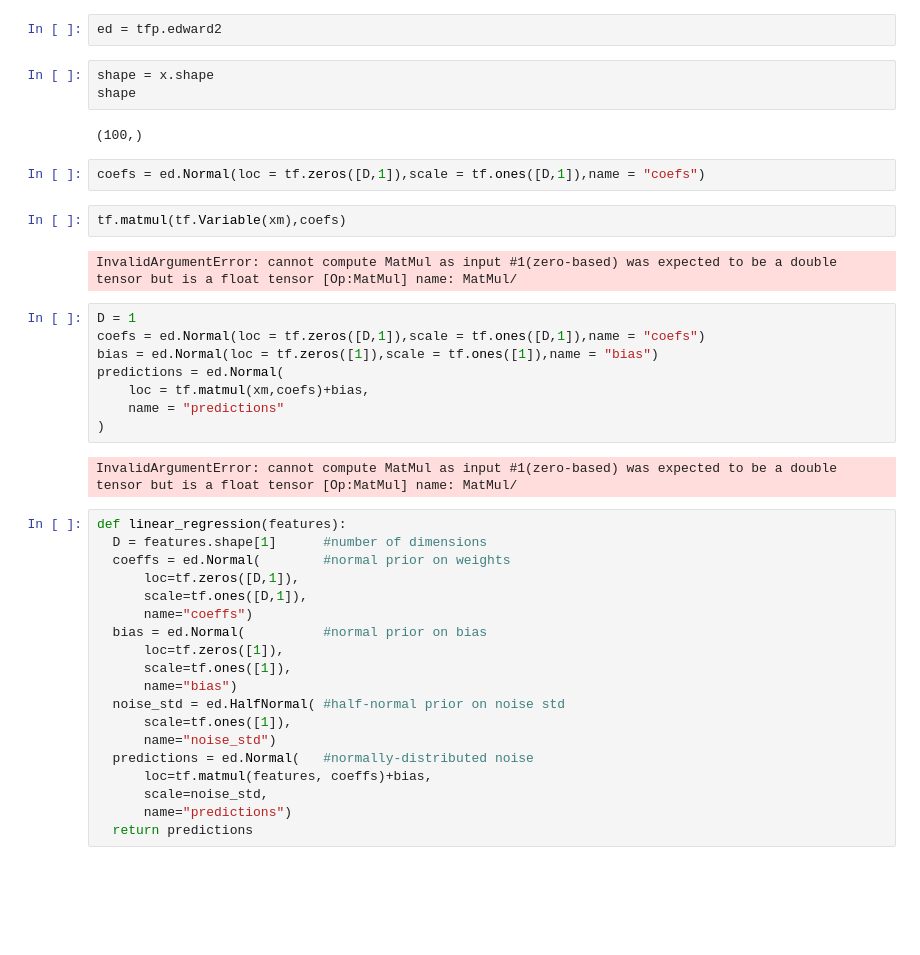
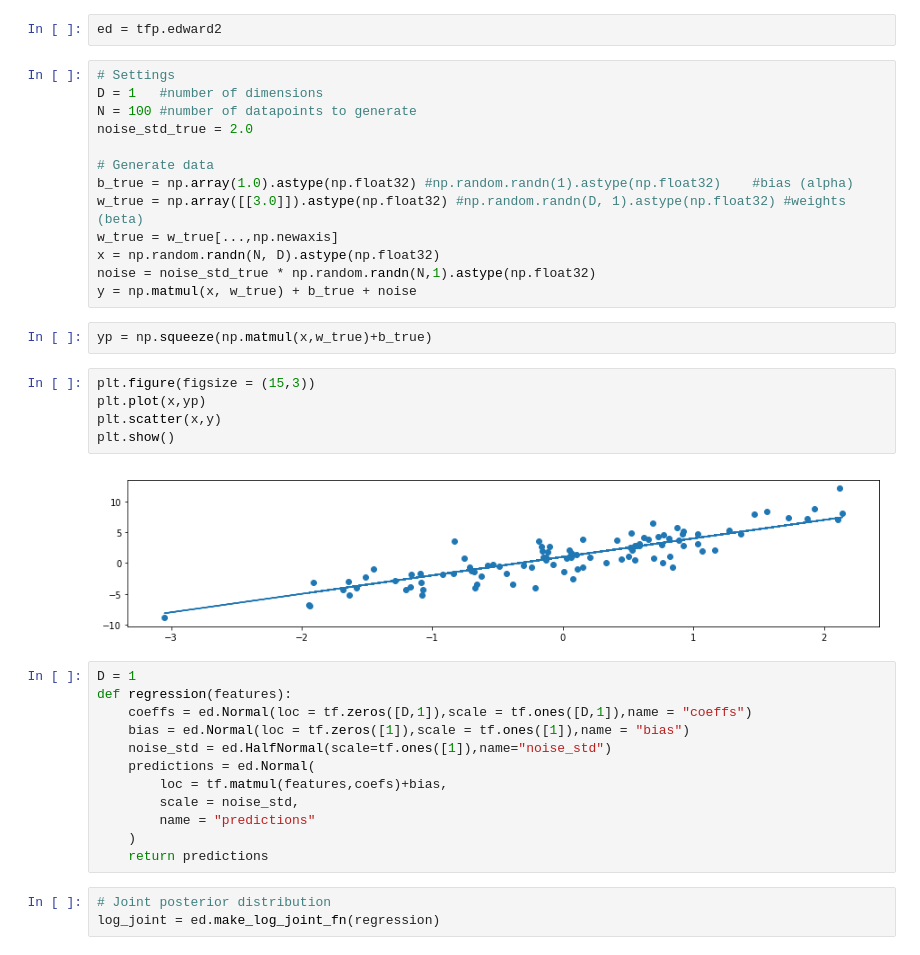
Before and after one commit to TheoLvs/probabilistic-programming, a Jupyter notebook: 1. Experiments/2019/Experiments with TFP.ipynb, the cells around one changed output. Drawn from its saved outputs; the diff is of its cells as text; blank space fills up the shorter version.

Commit message:
Updates again on bayesian  linear regression

```diff
--- a/1. Experiments/2019/Experiments with TFP.ipynb
+++ b/1. Experiments/2019/Experiments with TFP.ipynb
@@ -173,43 +145,40 @@ https://github.com/tensorflow/probability/issues/339
 https://brendanhasz.github.io/2018/12/03/tfp-regression
 # %%
 ed = tfp.edward2
-# %%
-shape = x.shape
-shape
-# %% [output]
-(100,)
-# %%
-coefs = ed.Normal(loc = tf.zeros([D,1]),scale = tf.ones([D,1]),name = "coefs")
-# %%
-tf.matmul(tf.Variable(xm),coefs)
-# %% [output]
-InvalidArgumentError: cannot compute MatMul as input #1(zero-based) was expected to be a double tensor but is a float tensor [Op:MatMul] name: MatMul/
+# %%
+# Settings
+D = 1   #number of dimensions
+N = 100 #number of datapoints to generate
+noise_std_true = 2.0
+
+# Generate data
+b_true = np.array(1.0).astype(np.float32) #np.random.randn(1).astype(np.float32)    #bias (alpha)
+w_true = np.array([[3.0]]).astype(np.float32) #np.random.randn(D, 1).astype(np.float32) #weights (beta)
+w_true = w_true[...,np.newaxis]
+x = np.random.randn(N, D).astype(np.float32)
+noise = noise_std_true * np.random.randn(N,1).astype(np.float32)
+y = np.matmul(x, w_true) + b_true + noise
+# %%
+yp = np.squeeze(np.matmul(x,w_true)+b_true)
+# %%
+plt.figure(figsize = (15,3))
+plt.plot(x,yp)
+plt.scatter(x,y)
+plt.show()
+# %% [output]
+[figure, added]
 # %%
 D = 1
-coefs = ed.Normal(loc = tf.zeros([D,1]),scale = tf.ones([D,1]),name = "coefs")
-bias = ed.Normal(loc = tf.zeros([1]),scale = tf.ones([1]),name = "bias")
-predictions = ed.Normal(
-    loc = tf.matmul(xm,coefs)+bias,
-    name = "predictions"
-)
+def regression(features):
+    coeffs = ed.Normal(loc = tf.zeros([D,1]),scale = tf.ones([D,1]),name = "coeffs")
+    bias = ed.Normal(loc = tf.zeros([1]),scale = tf.ones([1]),name = "bias")
+    noise_std = ed.HalfNormal(scale=tf.ones([1]),name="noise_std")
+    predictions = ed.Normal(
+        loc = tf.matmul(features,coefs)+bias,
+        scale = noise_std,
+        name = "predictions"
+    )
+    return predictions
-# %% [output]
-InvalidArgumentError: cannot compute MatMul as input #1(zero-based) was expected to be a double tensor but is a float tensor [Op:MatMul] name: MatMul/
-# %%
-def linear_regression(features):
-  D = features.shape[1]      #number of dimensions
-  coeffs = ed.Normal(        #normal prior on weights
-      loc=tf.zeros([D,1]),
-      scale=tf.ones([D,1]),
-      name="coeffs")
-  bias = ed.Normal(          #normal prior on bias
-      loc=tf.zeros([1]),
-      scale=tf.ones([1]),
-      name="bias")
-  noise_std = ed.HalfNormal( #half-normal prior on noise std
-      scale=tf.ones([1]),
-      name="noise_std")
-  predictions = ed.Normal(   #normally-distributed noise
-      loc=tf.matmul(features, coeffs)+bias,
-      scale=noise_std,
-      name="predictions")
-  return predictions
+# %%
+# Joint posterior distribution
+log_joint = ed.make_log_joint_fn(regression)
```
Also changed, not shown: parts of 5 cells of this notebook, 1 other file.
